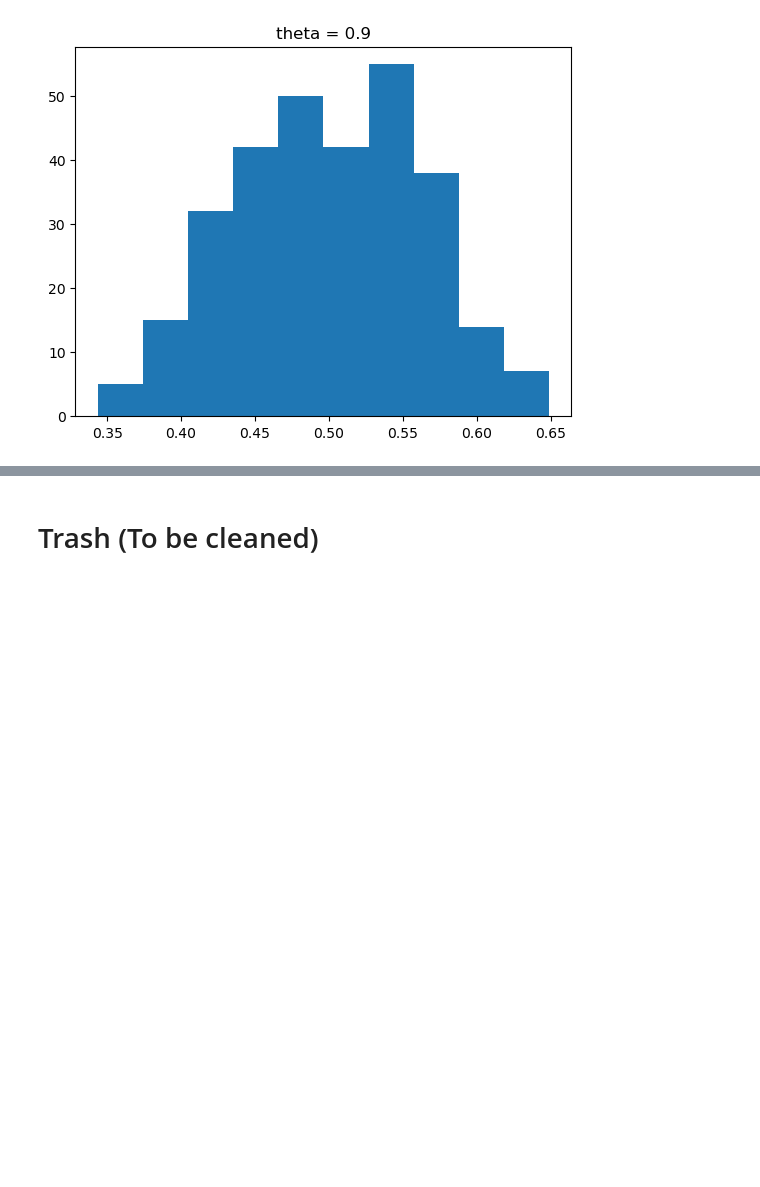
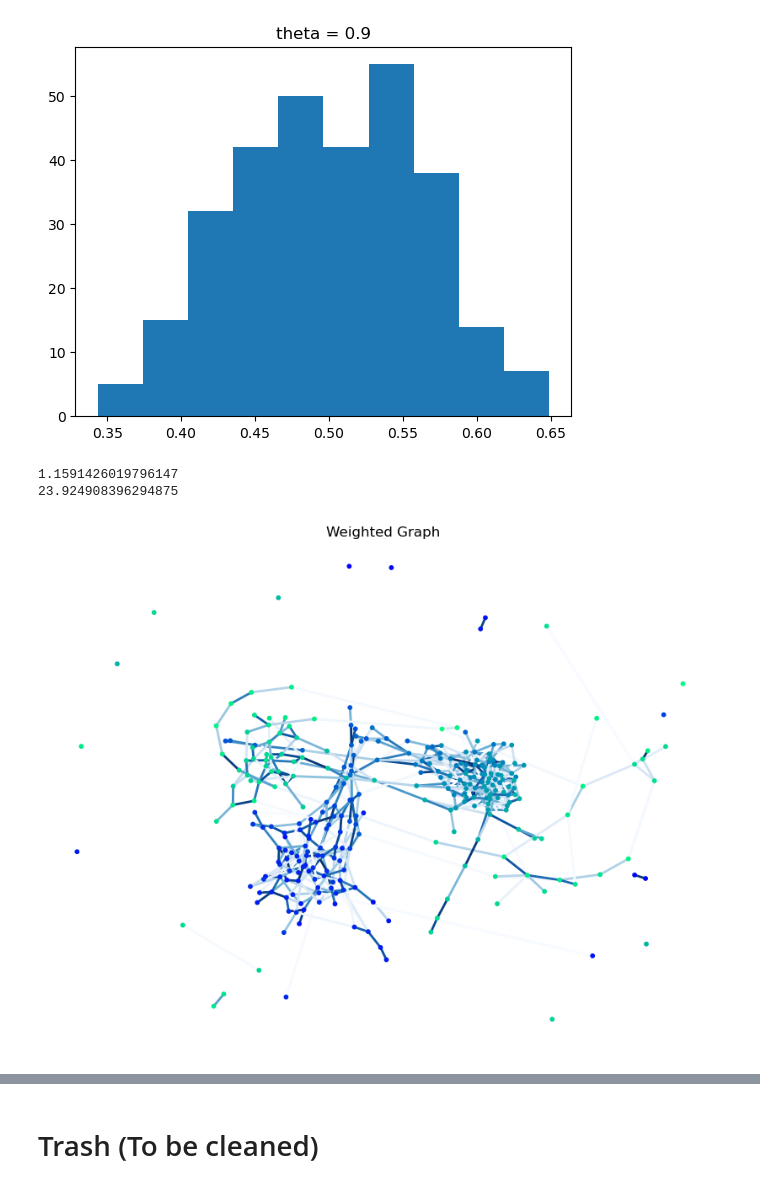
Before and after one commit to JamesZhang2/Opinion-Dynamics, a Jupyter notebook: FJ_Model.ipynb, the cells around one changed output, grey strips where cells are left out. Cells and saved outputs as stored; diff of their text form; code cells hidden in the pictures; blank space fills up the shorter version.

```diff
--- a/FJ_Model.ipynb
+++ b/FJ_Model.ipynb
@@ -93,5 +104,5 @@ class HalvingFJ(ErdosRenyiFJ):
 
     def update_weights(self):
         # np.abs(self.expressed.reshape(-1, 1) - self.expressed) > self.theta is 1 if they're very different and 0 if they're close
-        self.weights = (1 - (np.abs(self.expressed.reshape(-1, 1) - self.expressed) > self.theta) * (1 - discount_factor)) * self.weights
+        self.weights = (1 - (np.abs(self.expressed.reshape(-1, 1) - self.expressed) > self.theta) * (1 - self.discount_factor)) * self.weights
 # %%
@@ -253,3 +264,14 @@ for theta in np.arange(0, 1, 0.1):
 [figure]
 [figure]
 [figure]
+# %%
+G = HalvingFJ(n=300, p=0.05, w_lower=0, w_upper=1, internal_lower=0, internal_upper=1, theta=0.1)
+G.run_t_steps(1000)
+# print(G)
+print(G.disagreement())
+print(G.polarization())
+G.plot_network()
+# %% [output]
+1.1591426019796147
+23.924908396294875
+[figure, added]
```
Also changed, not shown: parts of 4 cells of this notebook.
